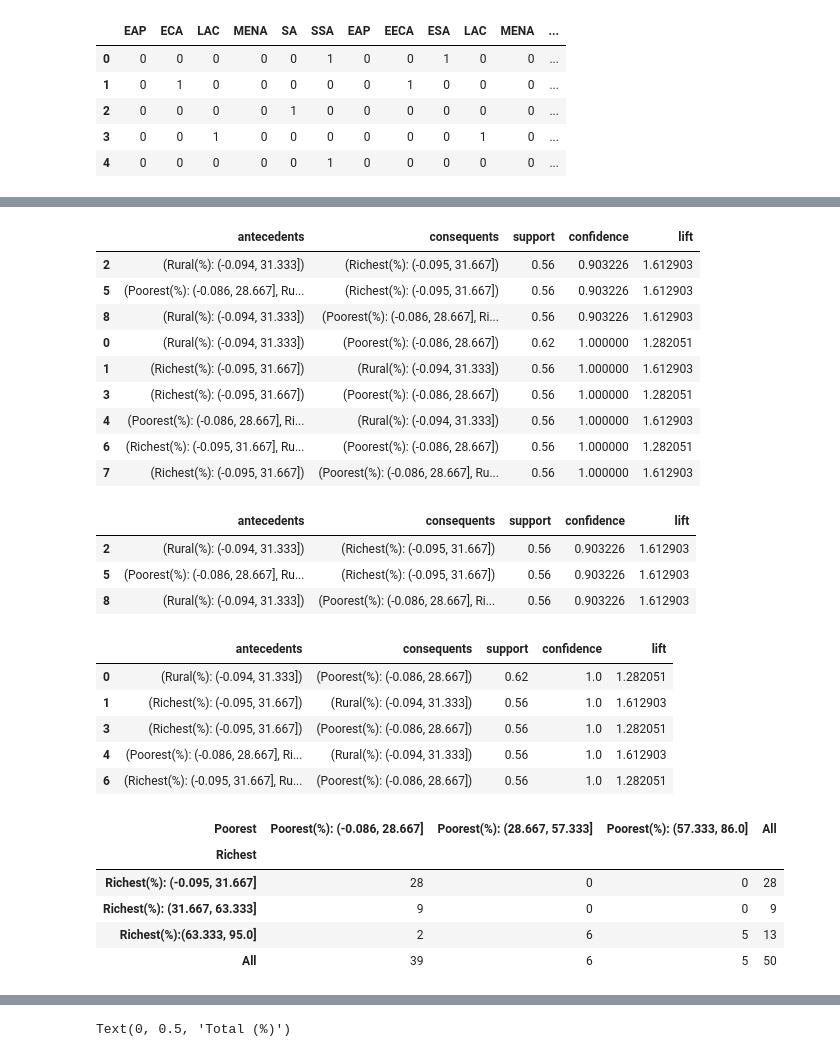
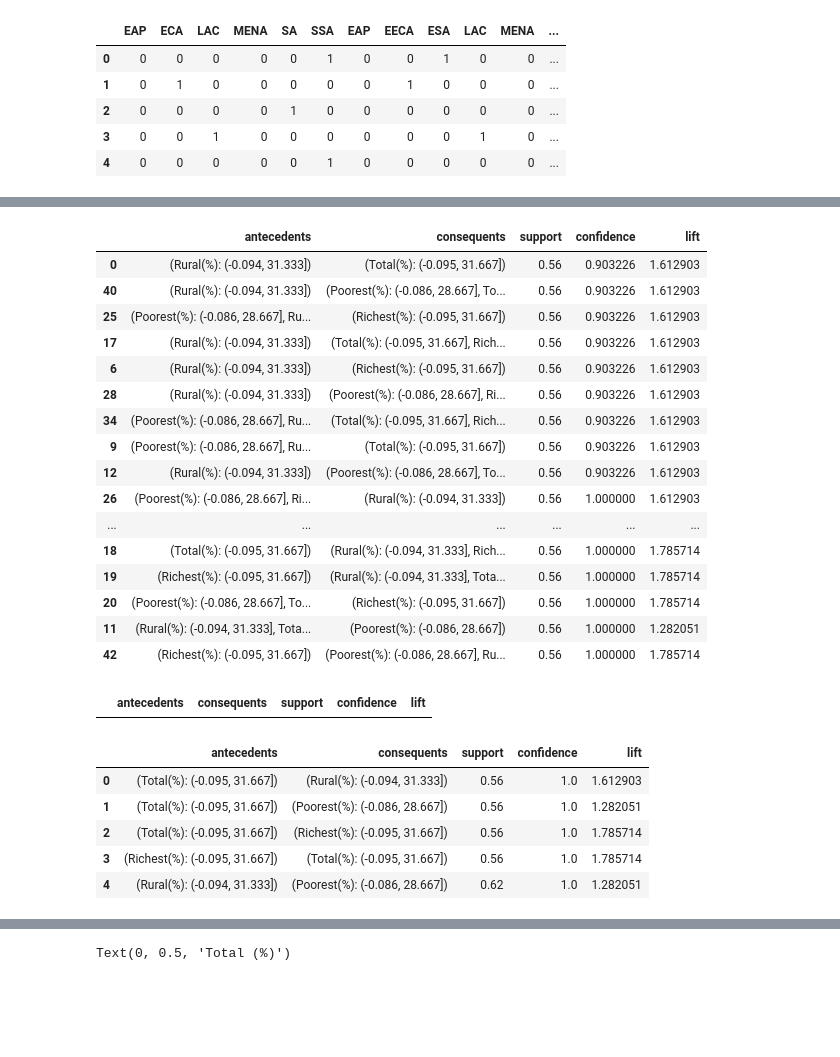
Before and after one commit to Jeffkw213/EECS4412, a Jupyter notebook: phase3/Part_3.ipynb, the cells around one changed output, grey strips where cells are left out. Cells and saved outputs as stored; diff of their text form; code cells hidden in the pictures; blank space fills up the shorter version.

Commit message:
fixing associative rule

```diff
--- a/phase3/Part_3.ipynb
+++ b/phase3/Part_3.ipynb
@@ -178,6 +178,9 @@ region = np.reshape(region, (len(WS),1))
 
 subregion = np.array(WS_copy["Sub-region"])
 subregion = np.reshape(subregion, (len(WS),1))
+
+total = np.array(WS_copy["Total"])
+total = np.reshape(total, (len(WS),1))
 
 income = np.array(WS_copy["Income Group"])
 income = np.reshape(income, (len(WS),1))
@@ -235,3 +238,8 @@ matrix.head()
 | 2 | 0 | 0 | 0 | 0 | 1 | 0 | 0 | 0 | 0 | 0 | 0 | ... |
 | 3 | 0 | 0 | 1 | 0 | 0 | 0 | 0 | 0 | 0 | 1 | 0 | ... |
 | 4 | 0 | 0 | 0 | 0 | 0 | 1 | 0 | 0 | 0 | 0 | 0 | ... |
+# %%
+te_ary = te.fit(total).transform(total)
+T1Disc = pd.DataFrame(te_ary.astype("int"), columns=te.columns_)
+matrix = pd.concat([matrix, T1Disc], axis=1)
+matrix.head()
@@ -355,46 +376,40 @@ rules = rules[["antecedents","consequents","support","confidence","lift"]]
 rules.sort_values(by=["confidence"])
 # %% [output]
 |  | antecedents | consequents | support | confidence | lift |
-| 2 | (Rural(%): (-0.094, 31.333]) | (Richest(%): (-0.095, 31.667]) | 0.56 | 0.903226 | 1.612903 |
-| 5 | (Poorest(%): (-0.086, 28.667], Ru... | (Richest(%): (-0.095, 31.667]) | 0.56 | 0.903226 | 1.612903 |
-| 8 | (Rural(%): (-0.094, 31.333]) | (Poorest(%): (-0.086, 28.667], Ri... | 0.56 | 0.903226 | 1.612903 |
-| 0 | (Rural(%): (-0.094, 31.333]) | (Poorest(%): (-0.086, 28.667]) | 0.62 | 1.000000 | 1.282051 |
-| 1 | (Richest(%): (-0.095, 31.667]) | (Rural(%): (-0.094, 31.333]) | 0.56 | 1.000000 | 1.612903 |
-| 3 | (Richest(%): (-0.095, 31.667]) | (Poorest(%): (-0.086, 28.667]) | 0.56 | 1.000000 | 1.282051 |
-| 4 | (Poorest(%): (-0.086, 28.667], Ri... | (Rural(%): (-0.094, 31.333]) | 0.56 | 1.000000 | 1.612903 |
-| 6 | (Richest(%): (-0.095, 31.667], Ru... | (Poorest(%): (-0.086, 28.667]) | 0.56 | 1.000000 | 1.282051 |
-| 7 | (Richest(%): (-0.095, 31.667]) | (Poorest(%): (-0.086, 28.667], Ru... | 0.56 | 1.000000 | 1.612903 |
+| 0 | (Rural(%): (-0.094, 31.333]) | (Total(%): (-0.095, 31.667]) | 0.56 | 0.903226 | 1.612903 |
+| 40 | (Rural(%): (-0.094, 31.333]) | (Poorest(%): (-0.086, 28.667], To... | 0.56 | 0.903226 | 1.612903 |
+| 25 | (Poorest(%): (-0.086, 28.667], Ru... | (Richest(%): (-0.095, 31.667]) | 0.56 | 0.903226 | 1.612903 |
+| 17 | (Rural(%): (-0.094, 31.333]) | (Total(%): (-0.095, 31.667], Rich... | 0.56 | 0.903226 | 1.612903 |
+| 6 | (Rural(%): (-0.094, 31.333]) | (Richest(%): (-0.095, 31.667]) | 0.56 | 0.903226 | 1.612903 |
+| 28 | (Rural(%): (-0.094, 31.333]) | (Poorest(%): (-0.086, 28.667], Ri... | 0.56 | 0.903226 | 1.612903 |
+| 34 | (Poorest(%): (-0.086, 28.667], Ru... | (Total(%): (-0.095, 31.667], Rich... | 0.56 | 0.903226 | 1.612903 |
+| 9 | (Poorest(%): (-0.086, 28.667], Ru... | (Total(%): (-0.095, 31.667]) | 0.56 | 0.903226 | 1.612903 |
+| 12 | (Rural(%): (-0.094, 31.333]) | (Poorest(%): (-0.086, 28.667], To... | 0.56 | 0.903226 | 1.612903 |
+| 26 | (Poorest(%): (-0.086, 28.667], Ri... | (Rural(%): (-0.094, 31.333]) | 0.56 | 1.000000 | 1.612903 |
+| ... | ... | ... | ... | ... | ... |
+| 18 | (Total(%): (-0.095, 31.667]) | (Rural(%): (-0.094, 31.333], Rich... | 0.56 | 1.000000 | 1.785714 |
+| 19 | (Richest(%): (-0.095, 31.667]) | (Rural(%): (-0.094, 31.333], Tota... | 0.56 | 1.000000 | 1.785714 |
+| 20 | (Poorest(%): (-0.086, 28.667], To... | (Richest(%): (-0.095, 31.667]) | 0.56 | 1.000000 | 1.785714 |
+| 11 | (Rural(%): (-0.094, 31.333], Tota... | (Poorest(%): (-0.086, 28.667]) | 0.56 | 1.000000 | 1.282051 |
+| 42 | (Richest(%): (-0.095, 31.667]) | (Poorest(%): (-0.086, 28.667], Ru... | 0.56 | 1.000000 | 1.785714 |
 # %%
-least = rules.drop(rules[(rules['confidence'] == 1)].index)
+least = rules.drop(rules[(rules['confidence'] >= 0.806452)].index)
 least = least.head(5)
+least.reset_index(drop=True, inplace=True)
 least.to_csv('./least_confidence.csv')
 least
 # %% [output]
 |  | antecedents | consequents | support | confidence | lift |
-| 2 | (Rural(%): (-0.094, 31.333]) | (Richest(%): (-0.095, 31.667]) | 0.56 | 0.903226 | 1.612903 |
-| 5 | (Poorest(%): (-0.086, 28.667], Ru... | (Richest(%): (-0.095, 31.667]) | 0.56 | 0.903226 | 1.612903 |
-| 8 | (Rural(%): (-0.094, 31.333]) | (Poorest(%): (-0.086, 28.667], Ri... | 0.56 | 0.903226 | 1.612903 |
 # %%
 most = rules.drop(rules[(rules['confidence'] < 1)].index)
 most = most.head(5)
+most.reset_index(drop=True, inplace=True)
 most.to_csv('./most_confidence.csv')
 most
 # %% [output]
 |  | antecedents | consequents | support | confidence | lift |
-| 0 | (Rural(%): (-0.094, 31.333]) | (Poorest(%): (-0.086, 28.667]) | 0.62 | 1.0 | 1.282051 |
-| 1 | (Richest(%): (-0.095, 31.667]) | (Rural(%): (-0.094, 31.333]) | 0.56 | 1.0 | 1.612903 |
-| 3 | (Richest(%): (-0.095, 31.667]) | (Poorest(%): (-0.086, 28.667]) | 0.56 | 1.0 | 1.282051 |
-| 4 | (Poorest(%): (-0.086, 28.667], Ri... | (Rural(%): (-0.094, 31.333]) | 0.56 | 1.0 | 1.612903 |
-| 6 | (Richest(%): (-0.095, 31.667], Ru... | (Poorest(%): (-0.086, 28.667]) | 0.56 | 1.0 | 1.282051 |
+| 0 | (Total(%): (-0.095, 31.667]) | (Rural(%): (-0.094, 31.333]) | 0.56 | 1.0 | 1.612903 |
+| 1 | (Total(%): (-0.095, 31.667]) | (Poorest(%): (-0.086, 28.667]) | 0.56 | 1.0 | 1.282051 |
+| 2 | (Total(%): (-0.095, 31.667]) | (Richest(%): (-0.095, 31.667]) | 0.56 | 1.0 | 1.785714 |
+| 3 | (Richest(%): (-0.095, 31.667]) | (Total(%): (-0.095, 31.667]) | 0.56 | 1.0 | 1.785714 |
+| 4 | (Rural(%): (-0.094, 31.333]) | (Poorest(%): (-0.086, 28.667]) | 0.62 | 1.0 | 1.282051 |
-# %%
-data_crosstab = pd.crosstab(WS_copy['Richest'],
-                            WS_copy['Poorest'],
-                               margins = True)
-data_crosstab
-# %% [output]
-| Poorest | Poorest(%): (-0.086, 28.667] | Poorest(%): (28.667, 57.333] | Poorest(%): (57.333, 86.0] | All |
-| Richest |  |  |  |  |
-| Richest(%): (-0.095, 31.667] | 28 | 0 | 0 | 28 |
-| Richest(%): (31.667, 63.333] | 9 | 0 | 0 | 9 |
-| Richest(%):(63.333, 95.0] | 2 | 6 | 5 | 13 |
-| All | 39 | 6 | 5 | 50 |
```
Also changed, not shown: parts of 28 cells of this notebook, 8 other files.
